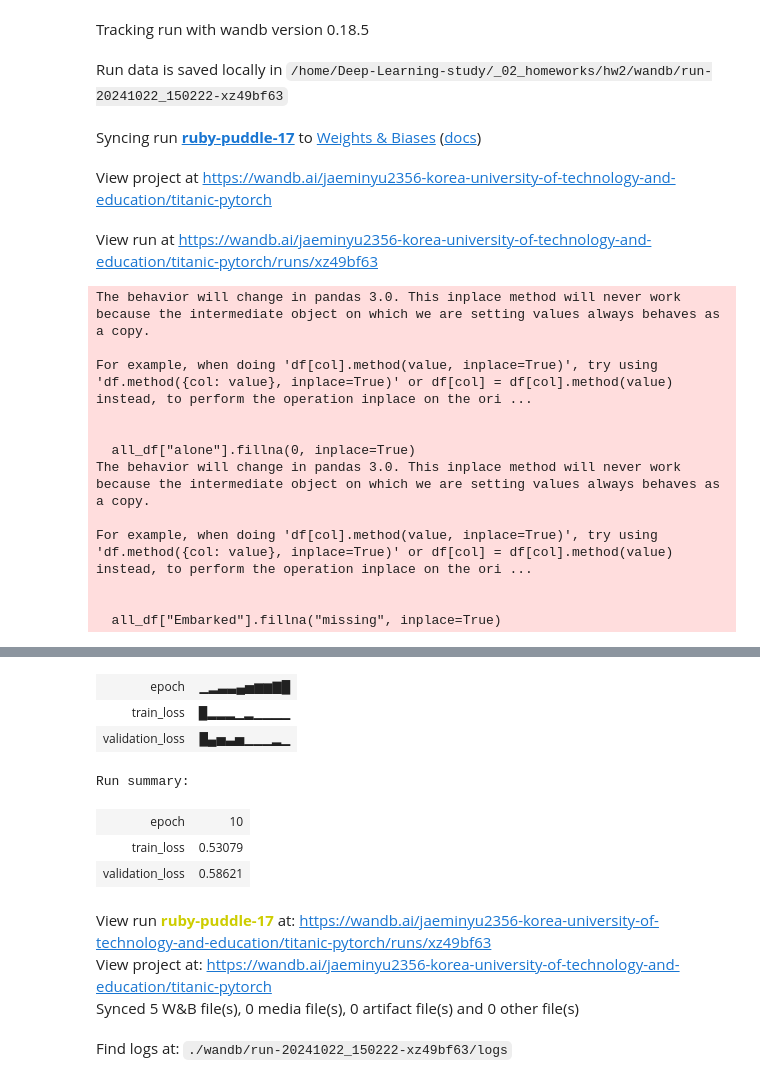
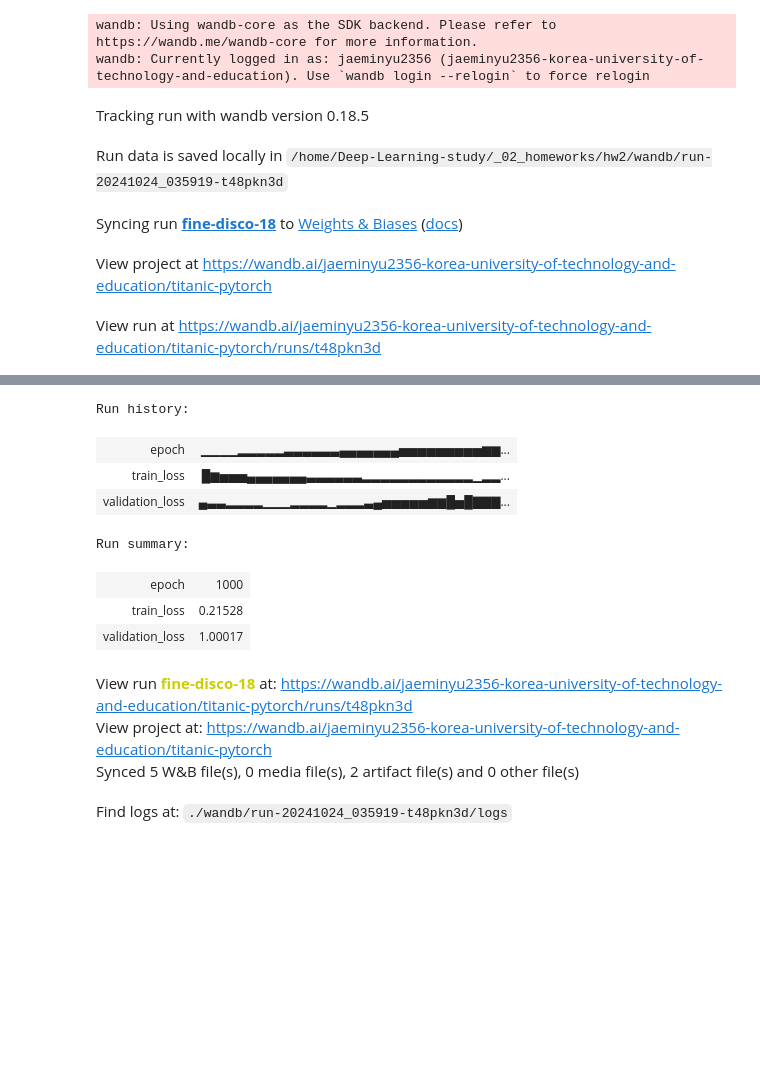
Before and after one commit to jaeminyu2356/Deep-Learning-study, a Jupyter notebook: _02_homeworks/hw2/titanic_dataset.ipynb, the cells around one changed output, grey strips where cells are left out. Cells and saved outputs as stored; diff of their text form; code cells hidden in the pictures; blank space fills up the shorter version.

Commit message:
run 1000 epoch

```diff
--- a/_02_homeworks/hw2/titanic_dataset.ipynb
+++ b/_02_homeworks/hw2/titanic_dataset.ipynb
@@ -258,7 +258,7 @@ if __name__ == "__main__":
     optimizer = torch.optim.Adam(my_model.parameters(), lr=0.001)
 
     # 학습 및 검증
-    num_epochs = 10
+    num_epochs = 1000
     train_and_validate(train_data_loader, validation_data_loader, my_model, criterion, optimizer, num_epochs)
 
     # 제출 파일 생성
@@ -267,20 +267,10 @@ if __name__ == "__main__":
     # wandb 종료
     wandb.finish()
 # %% [output]
+wandb: Using wandb-core as the SDK backend. Please refer to https://wandb.me/wandb-core for more information.
+wandb: Currently logged in as: jaeminyu2356 (jaeminyu2356-korea-university-of-technology-and-education). Use `wandb login --relogin` to force relogin
 Tracking run with wandb version 0.18.5
-Run data is saved locally in /home/Deep-Learning-study/_02_homeworks/hw2/wandb/run-20241022_150222-xz49bf63
+Run data is saved locally in /home/Deep-Learning-study/_02_homeworks/hw2/wandb/run-20241024_035919-t48pkn3d
-Syncing run ruby-puddle-17 to Weights & Biases (docs)
+Syncing run fine-disco-18 to Weights & Biases (docs)
 View project at https://wandb.ai/jaeminyu2356-korea-university-of-technology-and-education/titanic-pytorch
-View run at https://wandb.ai/jaeminyu2356-korea-university-of-technology-and-education/titanic-pytorch/runs/xz49bf63
+View run at https://wandb.ai/jaeminyu2356-korea-university-of-technology-and-education/titanic-pytorch/runs/t48pkn3d
-The behavior will change in pandas 3.0. This inplace method will never work because the intermediate object on which we are setting values always behaves as a copy.
-
-For example, when doing 'df[col].method(value, inplace=True)', try using 'df.method({col: value}, inplace=True)' or df[col] = df[col].method(value) instead, to perform the operation inplace on the ori ...
-
-
-  all_df["alone"].fillna(0, inplace=True)
-The behavior will change in pandas 3.0. This inplace method will never work because the intermediate object on which we are setting values always behaves as a copy.
-
-For example, when doing 'df[col].method(value, inplace=True)', try using 'df.method({col: value}, inplace=True)' or df[col] = df[col].method(value) instead, to perform the operation inplace on the ori ...
-
-
-  all_df["Embarked"].fillna("missing", inplace=True)
@@ -300,13 +306,14 @@ Run history:
+Run history:
-| epoch | ▁▂▃▃▄▅▆▆▇█ |
-| train_loss | █▂▂▂▁▂▁▁▁▁ |
-| validation_loss | █▄▅▃▅▁▁▁▂▁ |
+| epoch | ▁▁▁▁▂▂▂▂▂▃▃▃▃▃▃▄▄▄▄▄▄▄▅▅▅▅▅▅▅▅▅▆▆... |
+| train_loss | █▆▅▅▅▄▄▄▄▄▄▄▃▃▃▃▃▃▂▂▂▂▂▂▂▂▂▂▂▂▁▂▂... |
+| validation_loss | ▄▃▃▂▂▂▂▁▁▁▂▂▂▂▁▂▂▂▃▄▅▅▅▅▅▆▆█▅█▇▇▇... |
-Run summary:
+Run summary:
-| epoch | 10 |
-| train_loss | 0.53079 |
-| validation_loss | 0.58621 |
+| epoch | 1000 |
+| train_loss | 0.21528 |
+| validation_loss | 1.00017 |
-View run ruby-puddle-17 at: https://wandb.ai/jaeminyu2356-korea-university-of-technology-and-education/titanic-pytorch/runs/xz49bf63
+View run fine-disco-18 at: https://wandb.ai/jaeminyu2356-korea-university-of-technology-and-education/titanic-pytorch/runs/t48pkn3d
 View project at: https://wandb.ai/jaeminyu2356-korea-university-of-technology-and-education/titanic-pytorch
-Synced 5 W&B file(s), 0 media file(s), 0 artifact file(s) and 0 other file(s)
+Synced 5 W&B file(s), 0 media file(s), 2 artifact file(s) and 0 other file(s)
-Find logs at: ./wandb/run-20241022_150222-xz49bf63/logs
+Find logs at: ./wandb/run-20241024_035919-t48pkn3d/logs
 # %%
 # 실제 총 학습의 전 과정을 대략적으로 경험할 수 있던 시간이어서 유익한 시간이었습니다.
```
Also changed, not shown: parts of 4 cells of this notebook, 1 other file.
